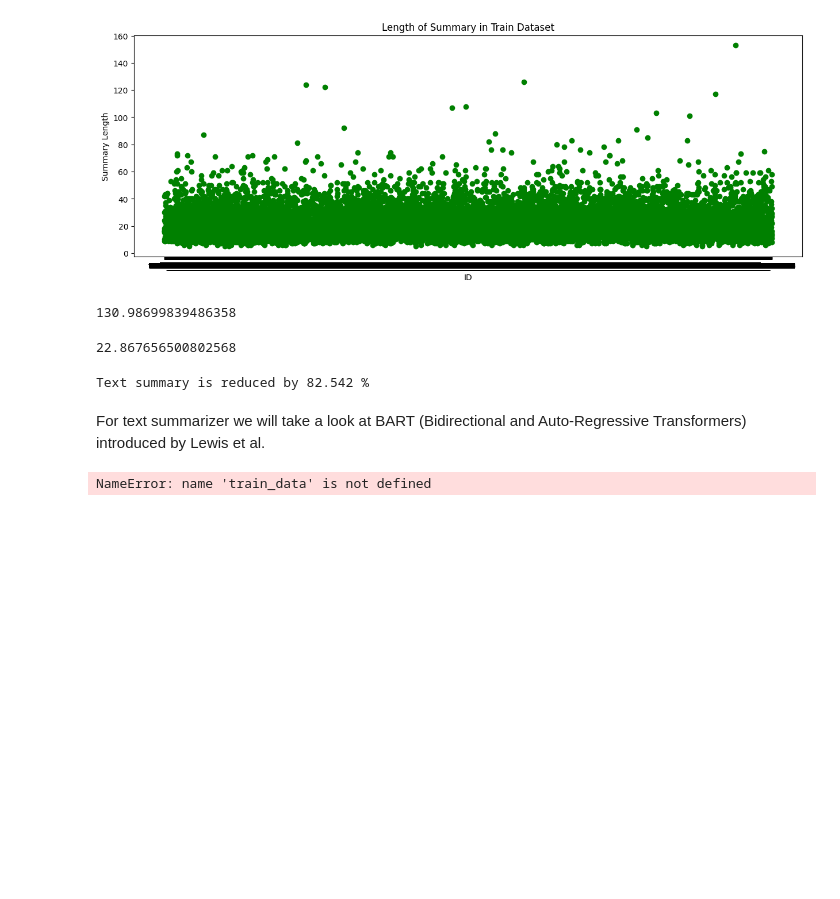
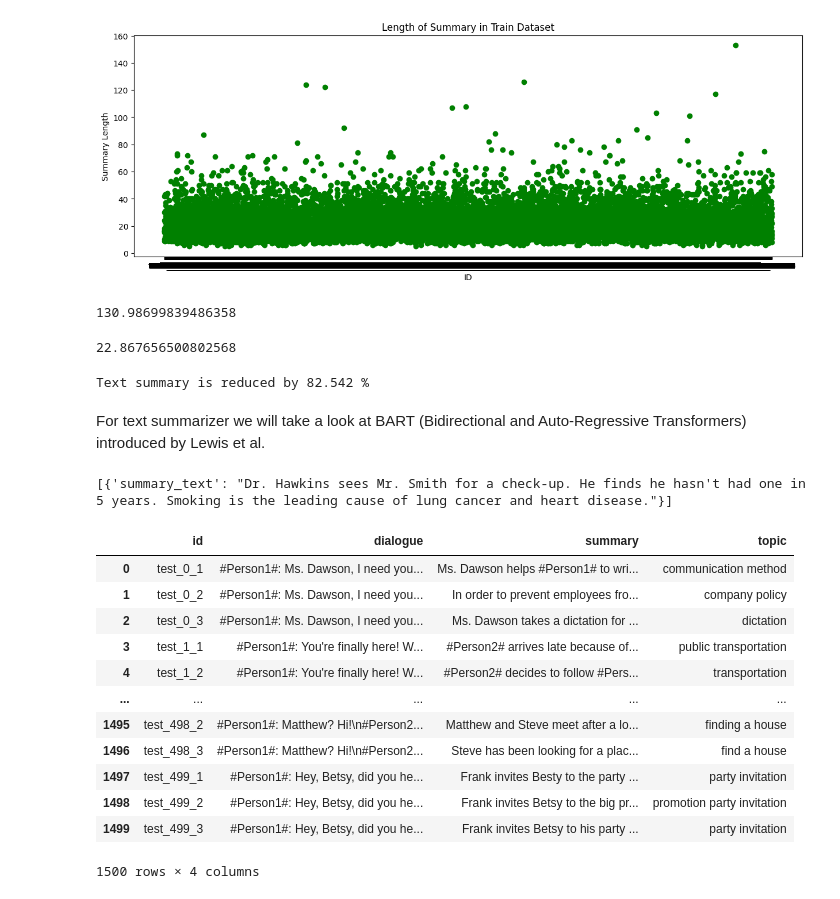
Before and after one commit to SnowScriptWinterOfCode/ML-Models, a Jupyter notebook: Text Summarizer Model/model/model.ipynb, the cells around one changed output. Drawn from its saved outputs; the diff is of its cells as text; code cells hidden in the pictures; blank space fills up the shorter version.

```diff
--- a/Text Summarizer Model/model/model.ipynb
+++ b/Text Summarizer Model/model/model.ipynb
@@ -117,6 +117,22 @@ from transformers import pipeline
 summarizer = pipeline("summarization", model="facebook/bart-large-cnn")
 # %%
 ARTICLE = train_data["dialogue"][0]
-print(summarizer(ARTICLE, max_length=30, min_length=20, do_sample=False))
+print(summarizer(ARTICLE, max_length=40, min_length=20, do_sample=False))
 # %% [output]
-NameError: name 'train_data' is not defined
+[{'summary_text': "Dr. Hawkins sees Mr. Smith for a check-up. He finds he hasn't had one in 5 years. Smoking is the leading cause of lung cancer and heart disease."}]
+# %%
+test_data
+# %% [output]
+|  | id | dialogue | summary | topic |
+| 0 | test_0_1 | #Person1#: Ms. Dawson, I need you... | Ms. Dawson helps #Person1# to wri... | communication method |
+| 1 | test_0_2 | #Person1#: Ms. Dawson, I need you... | In order to prevent employees fro... | company policy |
+| 2 | test_0_3 | #Person1#: Ms. Dawson, I need you... | Ms. Dawson takes a dictation for ... | dictation |
+| 3 | test_1_1 | #Person1#: You're finally here! W... | #Person2# arrives late because of... | public transportation |
+| 4 | test_1_2 | #Person1#: You're finally here! W... | #Person2# decides to follow #Pers... | transportation |
+| ... | ... | ... | ... | ... |
+| 1495 | test_498_2 | #Person1#: Matthew? Hi!\n#Person2... | Matthew and Steve meet after a lo... | finding a house |
+| 1496 | test_498_3 | #Person1#: Matthew? Hi!\n#Person2... | Steve has been looking for a plac... | find a house |
+| 1497 | test_499_1 | #Person1#: Hey, Betsy, did you he... | Frank invites Besty to the party ... | party invitation |
+| 1498 | test_499_2 | #Person1#: Hey, Betsy, did you he... | Frank invites Betsy to the big pr... | promotion party invitation |
+| 1499 | test_499_3 | #Person1#: Hey, Betsy, did you he... | Frank invites Betsy to his party ... | party invitation |
+1500 rows × 4 columns
```
Also changed, not shown: parts of 4 cells of this notebook, 6 other files.
